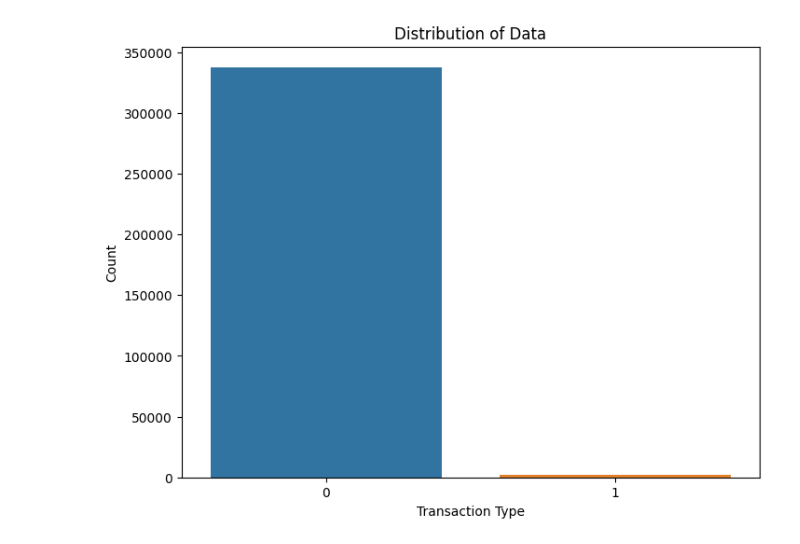
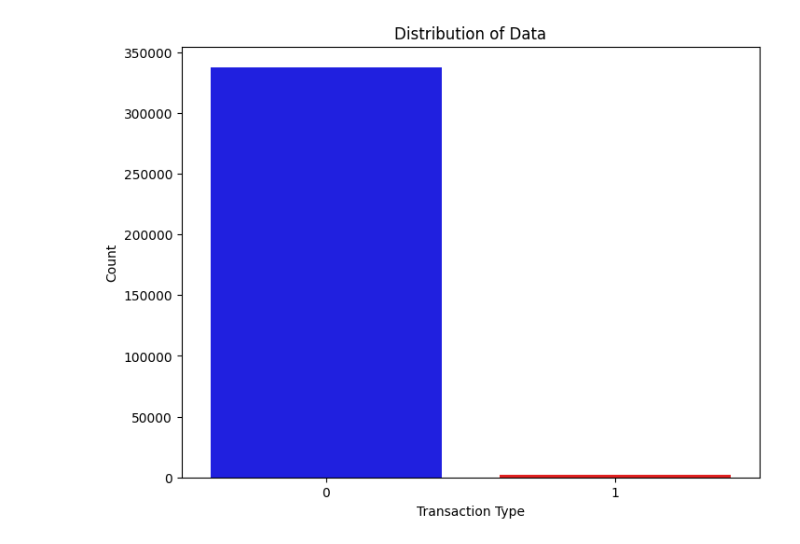
Before and after one commit to AfnanAbdullahi/Capstone_2_Fraud_Detection, a Jupyter notebook: EDA.ipynb, the cells around one changed output. Drawn from its saved outputs; the diff is of its cells as text; code cells hidden in the pictures.

```diff
--- a/EDA.ipynb
+++ b/EDA.ipynb
@@ -13,3 +12,4 @@ warnings.filterwarnings("ignore", category=FutureWarning, module="pandas")
 # %%
-# Load the data
-credit_card_fraud = pd.read_csv('credit_card_fraud.csv')
+# Load the dataset
+file_path = 'credit_card_fraud.csv'
+data = pd.read_csv(file_path)
@@ -82,10 +25,11 @@ None
 # %%
 # Univariate Analysis
 plt.figure(figsize=(8,6))
-sns.countplot(x='is_fraud', data=credit_card_fraud)
+custom_palette = ["blue", "red"]
+sns.countplot(x='is_fraud', data=data, palette=custom_palette)
 plt.title('Distribution of Data')
 plt.xlabel('Transaction Type')
 plt.ylabel('Count')
 plt.show()
 # %% [output]
-[figure, old version]
+[figure, new version]
```
Also changed, not shown: parts of 16 cells of this notebook.
